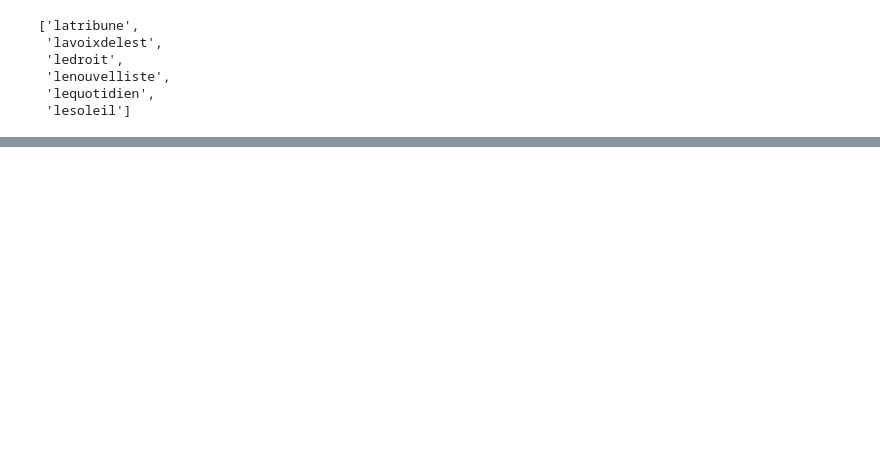
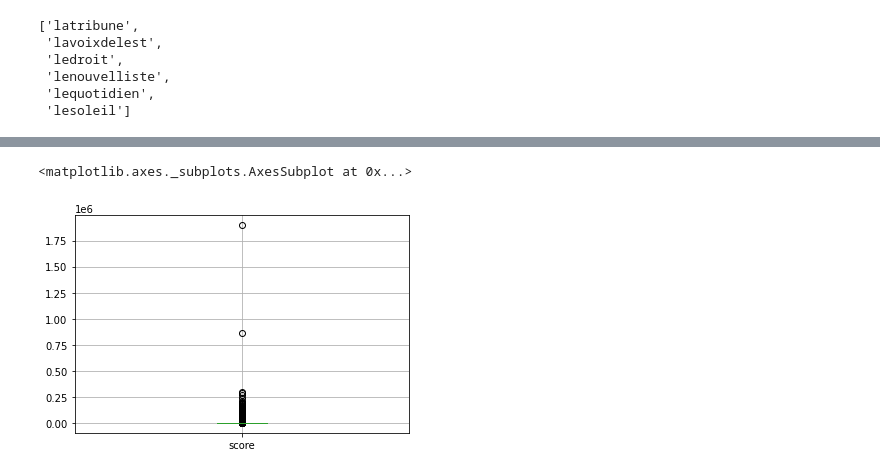
Before and after one commit to peopleOfPalay/GLO-7027-Projet, a Jupyter notebook: main.ipynb, the cells around one changed output, grey strips where cells are left out. Saved outputs shown, nothing was run; the diff lists cells and outputs as text; code cells hidden in the pictures; blank space fills up the shorter version.

```diff
--- a/main.ipynb
+++ b/main.ipynb
@@ -28,0 +65,6 @@ file_names[0]
+# %%
+data_score = data_score.replace(['View', 'View5', 'View10', 'View30', 'View60'], [1, 1, 2, 5, 10])
+# %%
+data_score = data_score.groupby('hash').sum()
+data_score = data_score.rename(columns={"name": "score"})
+data_score.describe()
@@ -28,0 +100,5 @@ file_names[0]
+# %%
+data_score.boxplot()
+# %% [output]
+<matplotlib.axes._subplots.AxesSubplot at 0x...>
+[figure, added]
```
Also changed, not shown: parts of 15 cells of this notebook.
